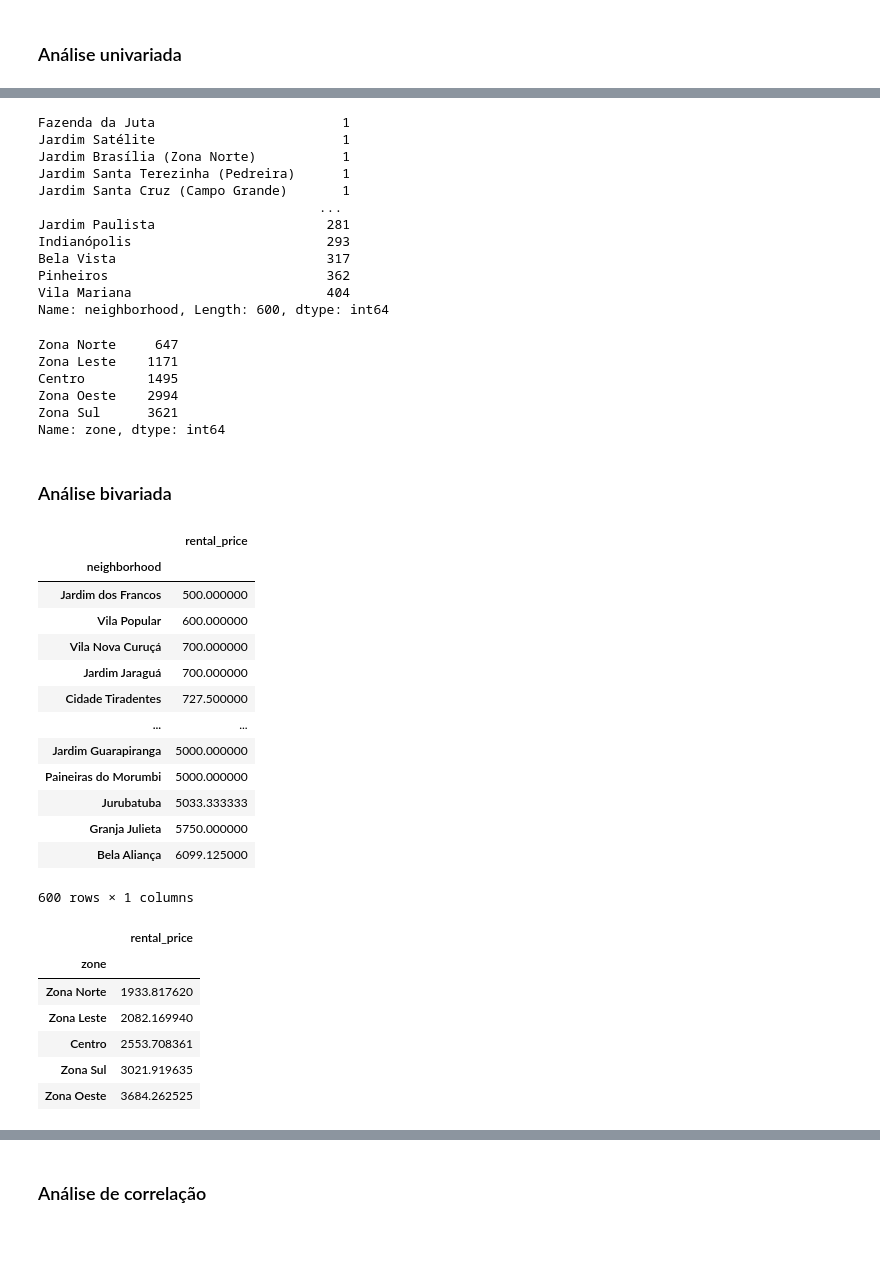
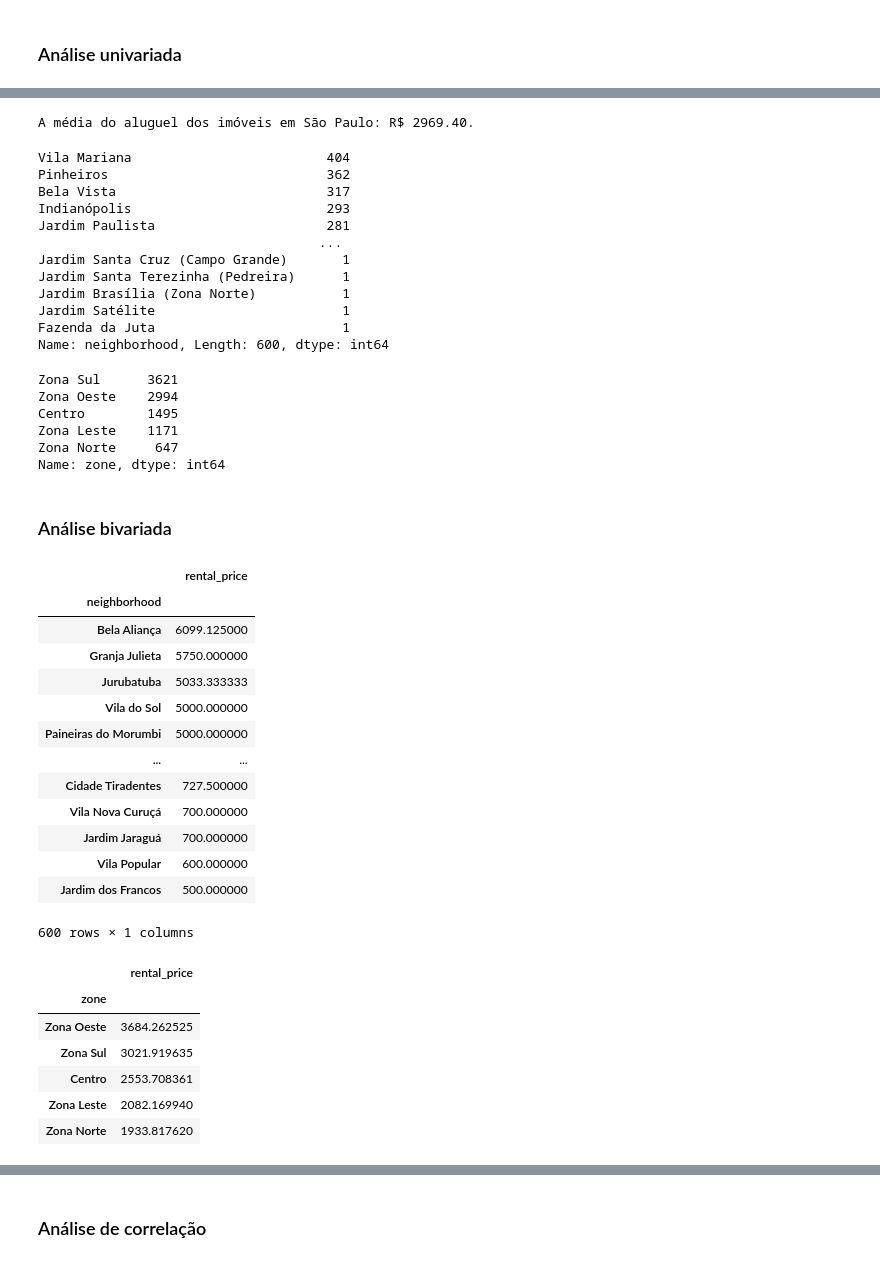
Before and after one commit to BrunoRammon/projeto_tecnicas_programacao_i, a Jupyter notebook: project.ipynb, the cells around one changed output, grey strips where cells are left out. Drawn from its saved outputs; the diff is of its cells as text; code cells hidden in the pictures.

```diff
--- a/project.ipynb
+++ b/project.ipynb
@@ -309,16 +314,13 @@ dtype: float64
 # %% [markdown]
 Separando as colunas que contem dados faltantes em um dataframe
 # %%
-import statistics
-
 columns_with_nan = ['usableAreas','parkingSpaces','suites','bathrooms','totalAreas','bedrooms','rental_price']
 replace_by = ['median','mode','mode','mode','median','mode','median']
 
 for col,rpl_by in zip(columns_with_nan,replace_by):
     replacement_function = {
         'median':statistics.median,
-        'mode':statistics.mode,
-        'mean':statistics.mean
+        'mode':statistics.mode
     }
     df[col].replace(np.NaN, replacement_function[rpl_by](df[col]),inplace=True)
 # %% [markdown]
@@ -395,53 +409,57 @@ Obtendo as porcentagens de dados faltantes com relação a quantidade total em c
+# %%
+print(f'A média do aluguel dos imóveis em São Paulo: R$ {df["rental_price"].mean():.2f}.')
+# %% [output]
+A média do aluguel dos imóveis em São Paulo: R$ 2969.40.
 # %%
-df['neighborhood'].value_counts().sort_values(ascending=True)
+df['neighborhood'].value_counts().sort_values(ascending=False)
 # %% [output]
+Vila Mariana                         404
+Pinheiros                            362
+Bela Vista                           317
+Indianópolis                         293
+Jardim Paulista                      281
+                                    ...
+Jardim Santa Cruz (Campo Grande)       1
+Jardim Santa Terezinha (Pedreira)      1
+Jardim Brasília (Zona Norte)           1
+Jardim Satélite                        1
 Fazenda da Juta                        1
-Jardim Satélite                        1
-Jardim Brasília (Zona Norte)           1
-Jardim Santa Terezinha (Pedreira)      1
-Jardim Santa Cruz (Campo Grande)       1
-                                    ...
-Jardim Paulista                      281
-Indianópolis                         293
-Bela Vista                           317
-Pinheiros                            362
-Vila Mariana                         404
 Name: neighborhood, Length: 600, dtype: int64
 # %%
-df['zone'].value_counts().sort_values(ascending=True)
+df['zone'].value_counts().sort_values(ascending=False)
 # %% [output]
+Zona Sul      3621
+Zona Oeste    2994
+Centro        1495
+Zona Leste    1171
 Zona Norte     647
-Zona Leste    1171
-Centro        1495
-Zona Oeste    2994
-Zona Sul      3621
 Name: zone, dtype: int64
 # %% [markdown]
 ### Análise bivariada
 # %%
-df.pivot_table(index='neighborhood', values='rental_price', aggfunc='mean').sort_values(by='rental_price')
+df.pivot_table(index='neighborhood', values='rental_price', aggfunc='mean').sort_values(by='rental_price',ascending=False)
 # %% [output]
 |  | rental_price |
 | neighborhood |  |
-| Jardim dos Francos | 500.000000 |
-| Vila Popular | 600.000000 |
+| Bela Aliança | 6099.125000 |
+| Granja Julieta | 5750.000000 |
+| Jurubatuba | 5033.333333 |
+| Vila do Sol | 5000.000000 |
+| Paineiras do Morumbi | 5000.000000 |
+| ... | ... |
+| Cidade Tiradentes | 727.500000 |
 | Vila Nova Curuçá | 700.000000 |
 | Jardim Jaraguá | 700.000000 |
-| Cidade Tiradentes | 727.500000 |
-| ... | ... |
-| Jardim Guarapiranga | 5000.000000 |
-| Paineiras do Morumbi | 5000.000000 |
-| Jurubatuba | 5033.333333 |
-| Granja Julieta | 5750.000000 |
-| Bela Aliança | 6099.125000 |
+| Vila Popular | 600.000000 |
+| Jardim dos Francos | 500.000000 |
 600 rows × 1 columns
 # %%
-df.pivot_table(index='zone', values='rental_price', aggfunc='mean').sort_values(by='rental_price')
+df.pivot_table(index='zone', values='rental_price', aggfunc='mean').sort_values(by='rental_price',ascending=False)
 # %% [output]
 |  | rental_price |
 | zone |  |
+| Zona Oeste | 3684.262525 |
+| Zona Sul | 3021.919635 |
+| Centro | 2553.708361 |
+| Zona Leste | 2082.169940 |
 | Zona Norte | 1933.817620 |
-| Zona Leste | 2082.169940 |
-| Centro | 2553.708361 |
-| Zona Sul | 3021.919635 |
-| Zona Oeste | 3684.262525 |
```
Also changed, not shown: parts of 8 cells of this notebook.
